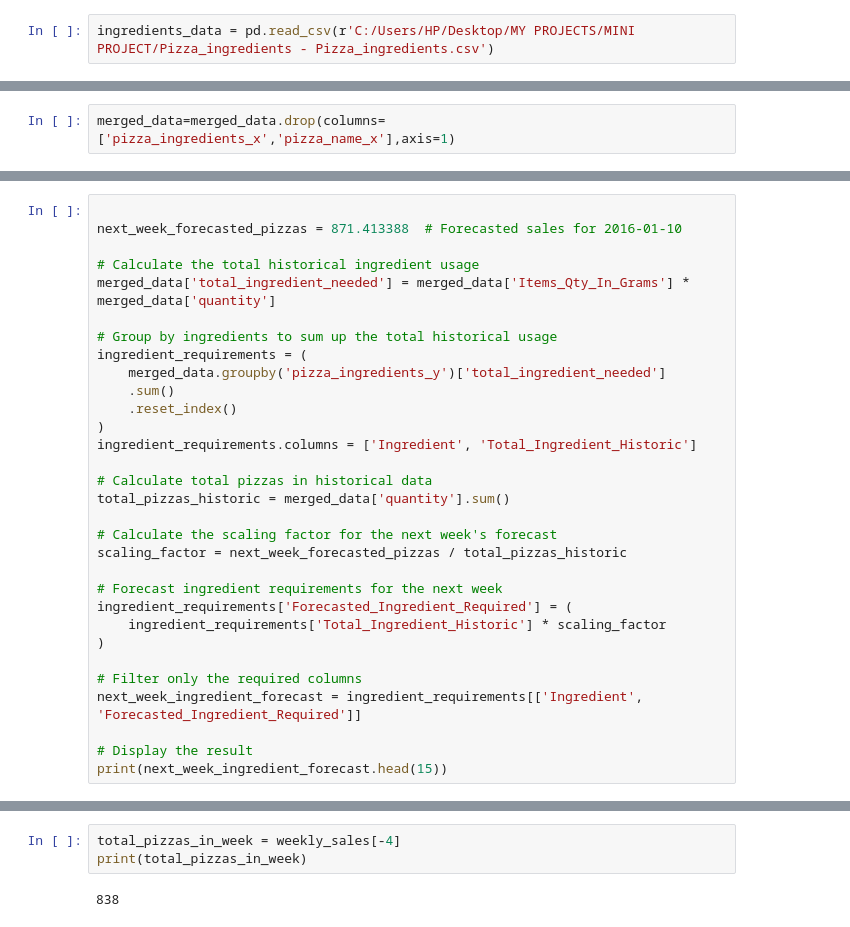
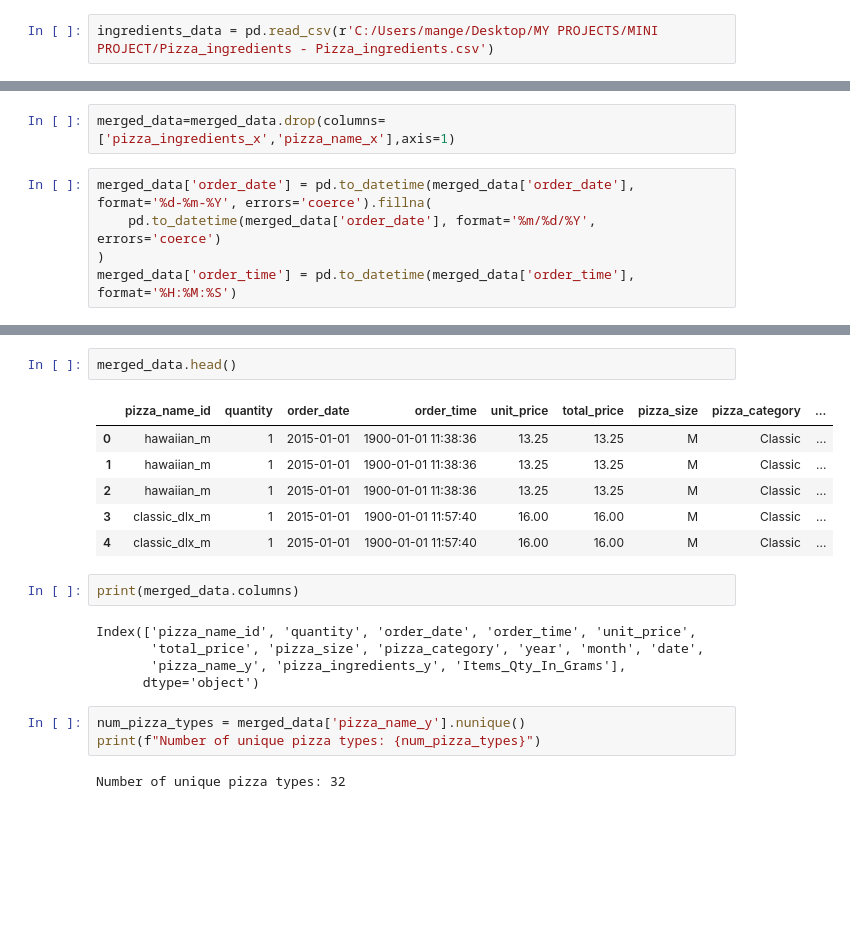
Before and after one commit to Mangesh-Khobragade/DOMINOS-PRICE-PREDICTION, a Jupyter notebook: pizs_sales.ipynb, the cells around one changed output, grey strips where cells are left out. Saved outputs shown, nothing was run; the diff lists cells and outputs as text; blank space fills up the shorter version.

```diff
--- a/pizs_sales.ipynb
+++ b/pizs_sales.ipynb
@@ -207,7 +207,7 @@ plt.show()
 # %% [markdown]
 INGRADIENTS
 # %%
-ingredients_data = pd.read_csv(r'C:/Users/HP/Desktop/MY PROJECTS/MINI PROJECT/Pizza_ingredients - Pizza_ingredients.csv')
+ingredients_data = pd.read_csv(r'C:/Users/mange/Desktop/MY PROJECTS/MINI PROJECT/Pizza_ingredients - Pizza_ingredients.csv')
 # %%
 ingredients_data.head(10)
 # %% [output]
@@ -276,6 +261,11 @@ Freq: W-SUN, Name: predicted_mean, dtype: float64
 merged_data = pd.merge(df_cleaned, ingredients_data, on='pizza_name_id')
 # %%
 merged_data=merged_data.drop(columns=['pizza_ingredients_x','pizza_name_x'],axis=1)
+# %%
+merged_data['order_date'] = pd.to_datetime(merged_data['order_date'], format='%d-%m-%Y', errors='coerce').fillna(
+    pd.to_datetime(merged_data['order_date'], format='%m/%d/%Y', errors='coerce')
+)
+merged_data['order_time'] = pd.to_datetime(merged_data['order_time'], format='%H:%M:%S')
 # %%
 merged_data.info()
 # %% [output]
@@ -298,32 +288 @@ dtypes: datetime64[ns](1), float64(3), int32(3), int64(1), object(6)
 memory usage: 25.5+ MB
-# %%
-
-next_week_forecasted_pizzas = 871.413388  # Forecasted sales for 2016-01-10
-
-# Calculate the total historical ingredient usage
-merged_data['total_ingredient_needed'] = merged_data['Items_Qty_In_Grams'] * merged_data['quantity']
-
-# Group by ingredients to sum up the total historical usage
-ingredient_requirements = (
-    merged_data.groupby('pizza_ingredients_y')['total_ingredient_needed']
-    .sum()
-    .reset_index()
-)
-ingredient_requirements.columns = ['Ingredient', 'Total_Ingredient_Historic']
-
-# Calculate total pizzas in historical data
-total_pizzas_historic = merged_data['quantity'].sum()
-
-# Calculate the scaling factor for the next week's forecast
-scaling_factor = next_week_forecasted_pizzas / total_pizzas_historic
-
-# Forecast ingredient requirements for the next week
-ingredient_requirements['Forecasted_Ingredient_Required'] = (
-    ingredient_requirements['Total_Ingredient_Historic'] * scaling_factor
-)
-
-# Filter only the required columns
-next_week_ingredient_forecast = ingredient_requirements[['Ingredient', 'Forecasted_Ingredient_Required']]
-
-# Display the result
-print(next_week_ingredient_forecast.head(15))
@@ -347,5 +289,21 @@ print(next_week_ingredient_forecast.head(15))
-# %%
-total_pizzas_in_week = weekly_sales[-4]
-print(total_pizzas_in_week)
-# %% [output]
-838
+# %%
+merged_data.head()
+# %% [output]
+|  | pizza_name_id | quantity | order_date | order_time | unit_price | total_price | pizza_size | pizza_category | ... |
+| 0 | hawaiian_m | 1 | 2015-01-01 | 1900-01-01 11:38:36 | 13.25 | 13.25 | M | Classic | ... |
+| 1 | hawaiian_m | 1 | 2015-01-01 | 1900-01-01 11:38:36 | 13.25 | 13.25 | M | Classic | ... |
+| 2 | hawaiian_m | 1 | 2015-01-01 | 1900-01-01 11:38:36 | 13.25 | 13.25 | M | Classic | ... |
+| 3 | classic_dlx_m | 1 | 2015-01-01 | 1900-01-01 11:57:40 | 16.00 | 16.00 | M | Classic | ... |
+| 4 | classic_dlx_m | 1 | 2015-01-01 | 1900-01-01 11:57:40 | 16.00 | 16.00 | M | Classic | ... |
+# %%
+print(merged_data.columns)
+# %% [output]
+Index(['pizza_name_id', 'quantity', 'order_date', 'order_time', 'unit_price',
+       'total_price', 'pizza_size', 'pizza_category', 'year', 'month', 'date',
+       'pizza_name_y', 'pizza_ingredients_y', 'Items_Qty_In_Grams'],
+      dtype='object')
+# %%
+num_pizza_types = merged_data['pizza_name_y'].nunique()
+print(f"Number of unique pizza types: {num_pizza_types}")
+# %% [output]
+Number of unique pizza types: 32
```
Also changed, not shown: parts of 10 cells of this notebook.
